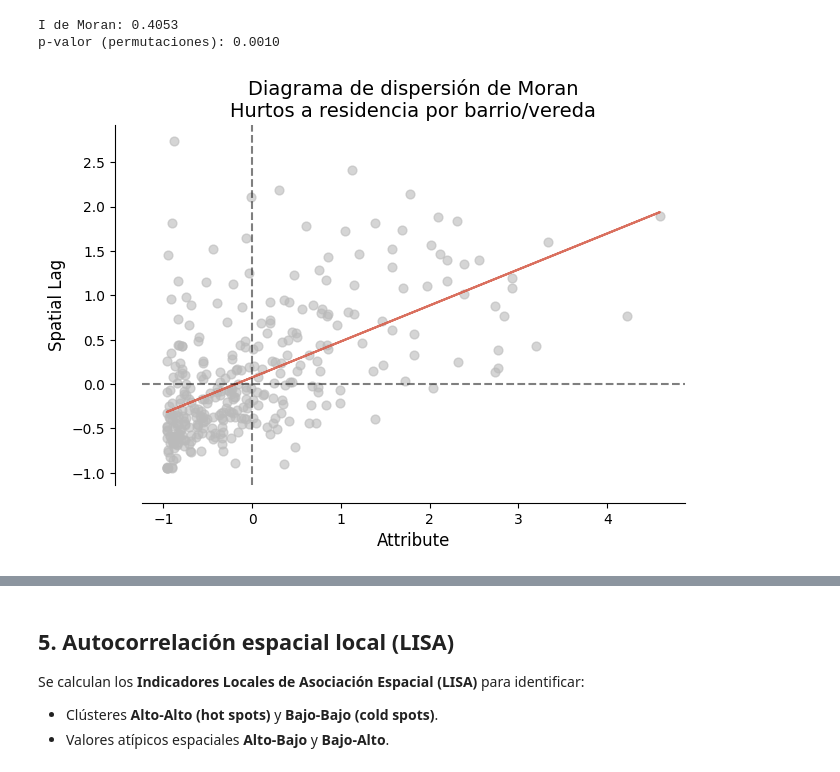
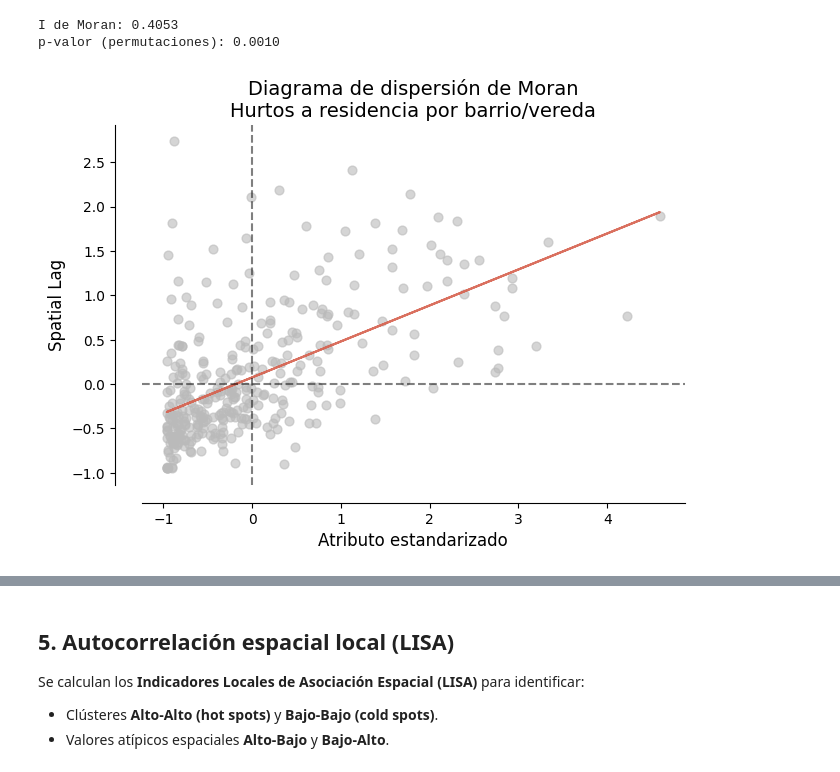
Before and after one commit to jdavidortega/Geographic_Data_Science_with_Python, a Jupyter notebook: Geospatial/autocorrelacion_espacial.ipynb, the cells around one changed output, grey strips where cells are left out. Saved outputs shown, nothing was run; the diff lists cells and outputs as text; code cells hidden in the pictures.

```diff
--- a/Geospatial/autocorrelacion_espacial.ipynb
+++ b/Geospatial/autocorrelacion_espacial.ipynb
@@ -187,9 +190,10 @@ p-valor (permutaciones): 0.0010
 # %%
 # Diagrama de dispersión de Moran
 from splot.esda import moran_scatterplot
 
 fig, ax = moran_scatterplot(moran_global, aspect_equal=True)
 ax.set_title("Diagrama de dispersión de Moran\nHurtos a residencia por barrio/vereda")
+plt.xlabel("Atributo estandarizado")
 plt.show()
 # %% [output]
-[figure, old version]
+[figure, new version]
```
Also changed, not shown: parts of 9 cells of this notebook.
